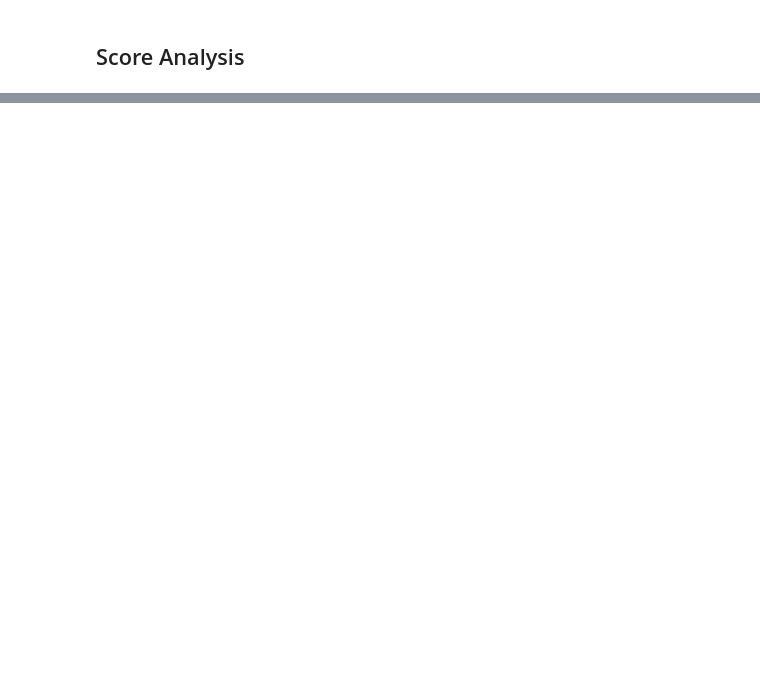
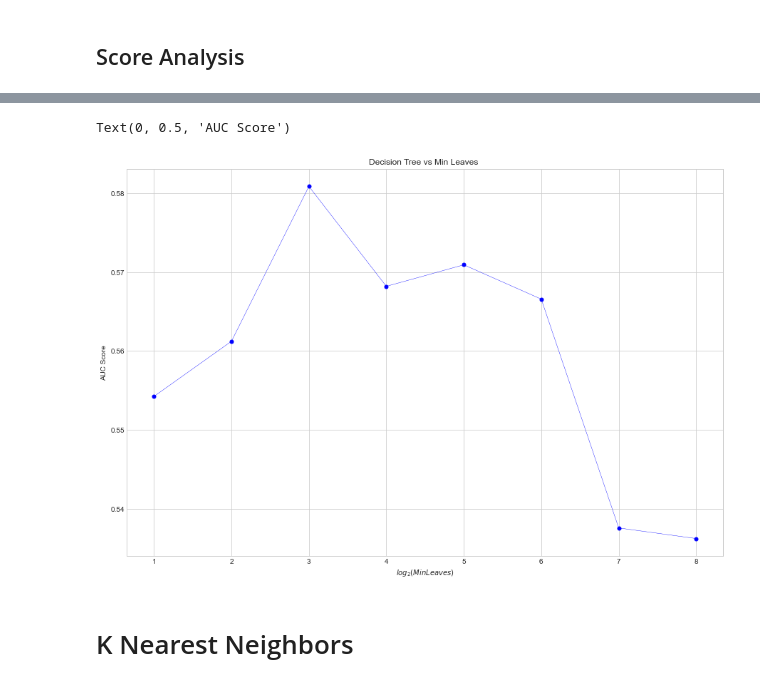
Before and after one commit to sudharsanasai/Option-ITM-Prediction, a Jupyter notebook: AUC Score Analysis.ipynb, the cells around one changed output, grey strips where cells are left out. Cells and saved outputs as stored; diff of their text form; code cells hidden in the pictures; blank space fills up the shorter version.

```diff
--- a/AUC Score Analysis.ipynb
+++ b/AUC Score Analysis.ipynb
@@ -27,0 +56,12 @@ KeyError: 'Support Vector Classifier'
+# %%
+dec_cls_20 = dec_cls[dec_cls['no_of_features']==20]
+fig,axes = plt.subplots(figsize=(15,10))
+plt.plot(np.log2(dec_cls_20['Min Leaves']),dec_cls_20['AUC Score'],'bo-',linewidth=0.4,markersize=5)
+plt.title('Decision Tree vs Min Leaves ')
+plt.xlabel(r'$log_2(Min Leaves)$')
+plt.ylabel('AUC Score')
+# %% [output]
+Text(0, 0.5, 'AUC Score')
+[figure, added]
+# %% [markdown]
+# K Nearest Neighbors
```
Also changed, not shown: parts of 22 cells of this notebook, 3 other files.
